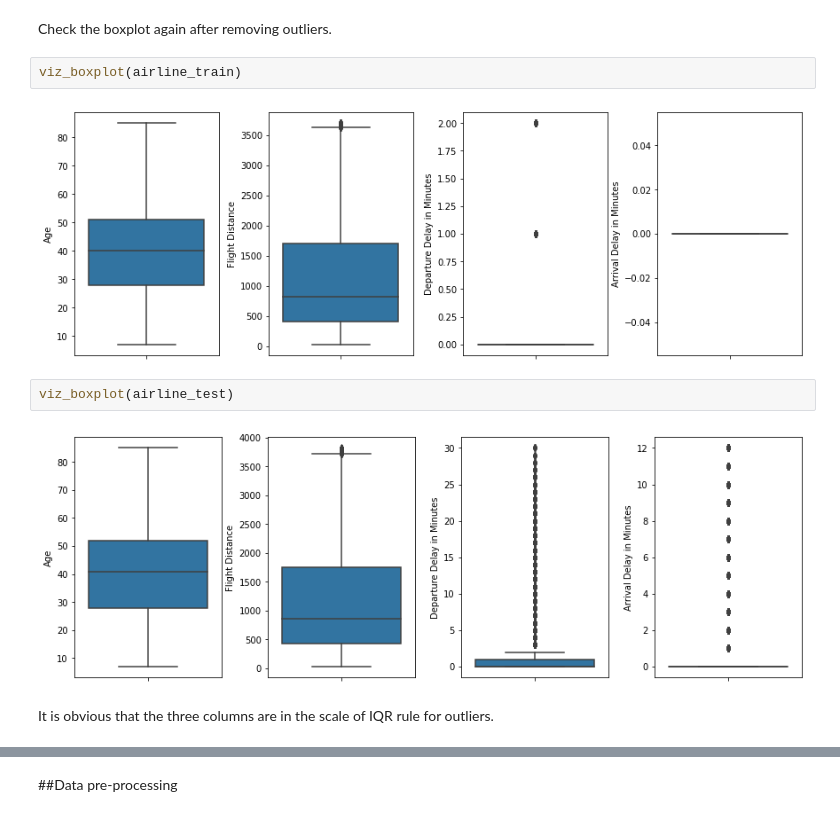
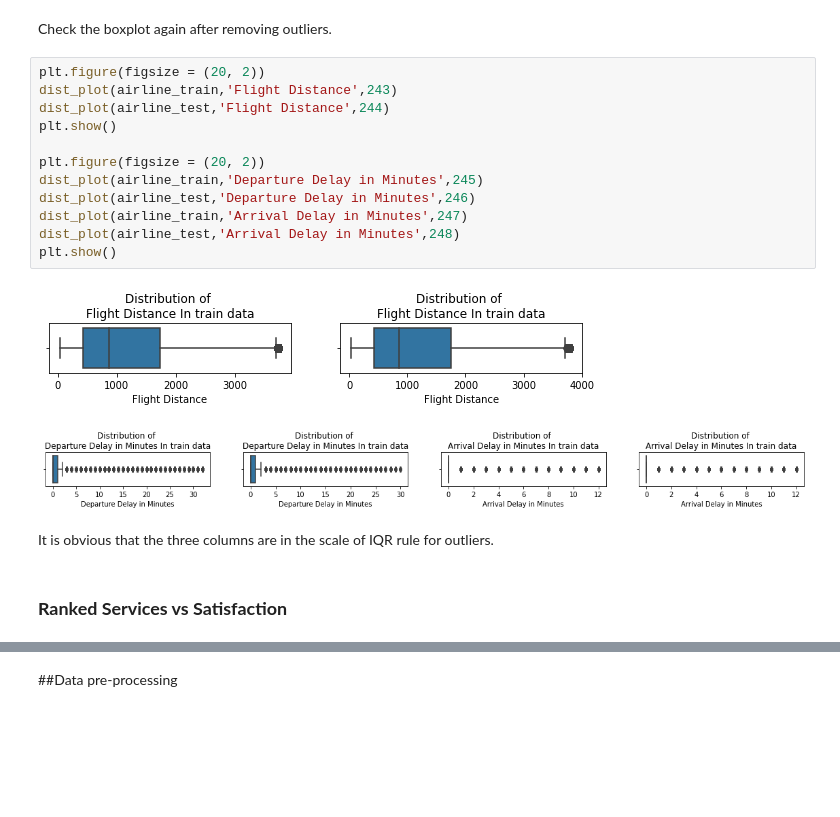
Before and after one commit to buthaina279/P4DS, a Jupyter notebook: A3_Data_Analysis_Project.ipynb, the cells around one changed output, grey strips where cells are left out. Drawn from its saved outputs; the diff is of its cells as text; blank space fills up the shorter version.

```diff
--- a/A3_Data_Analysis_Project.ipynb
+++ b/A3_Data_Analysis_Project.ipynb
@@ -708,13 +594,22 @@ check_remove_outliers(airline_train)
 check_remove_outliers(airline_test)
 # %% [markdown]
 Check the boxplot again after removing outliers.
-# %%
-viz_boxplot(airline_train)
-# %% [output]
-[figure, removed]
-# %%
-viz_boxplot(airline_test)
-# %% [output]
-[figure, removed]
+# %%
+plt.figure(figsize = (20, 2))
+dist_plot(airline_train,'Flight Distance',243)
+dist_plot(airline_test,'Flight Distance',244)
+plt.show()
+
+plt.figure(figsize = (20, 2))
+dist_plot(airline_train,'Departure Delay in Minutes',245)
+dist_plot(airline_test,'Departure Delay in Minutes',246)
+dist_plot(airline_train,'Arrival Delay in Minutes',247)
+dist_plot(airline_test,'Arrival Delay in Minutes',248)
+plt.show()
+# %% [output]
+[figure, added]
+[figure, added]
 # %% [markdown]
 It is obvious that the three columns are in the scale of IQR rule for outliers.
+# %% [markdown]
+### **Ranked Services vs Satisfaction**
```
Also changed, not shown: parts of 88 cells of this notebook.
